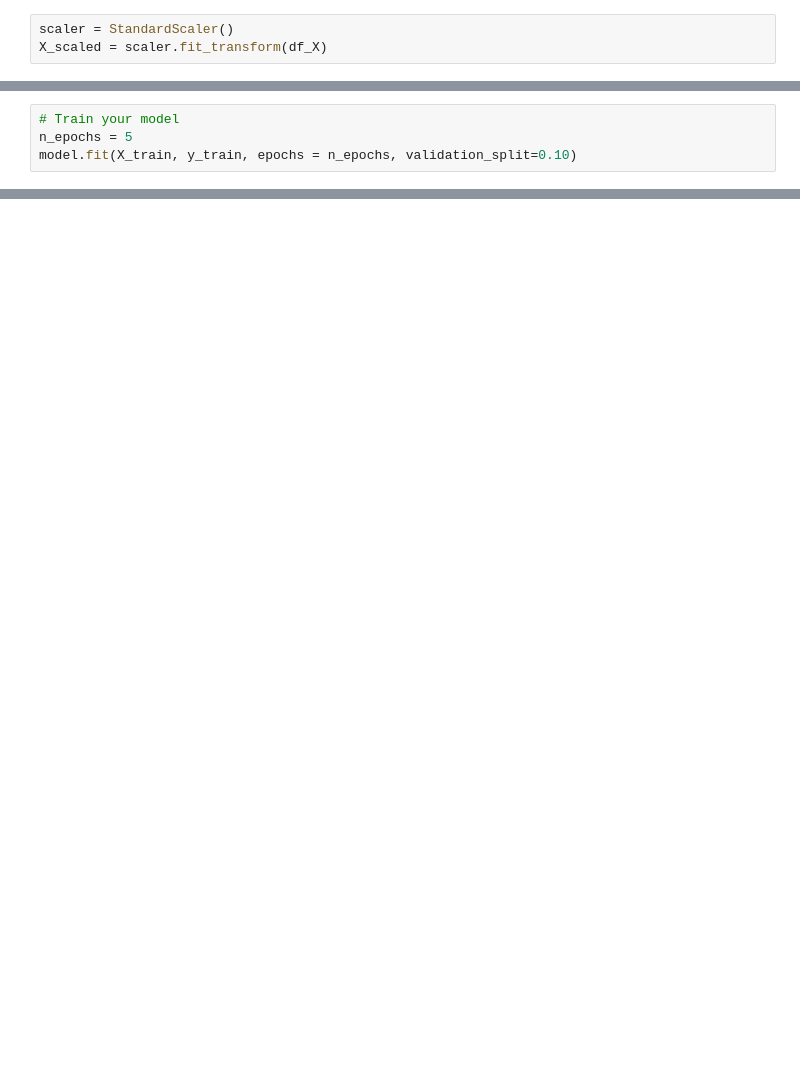
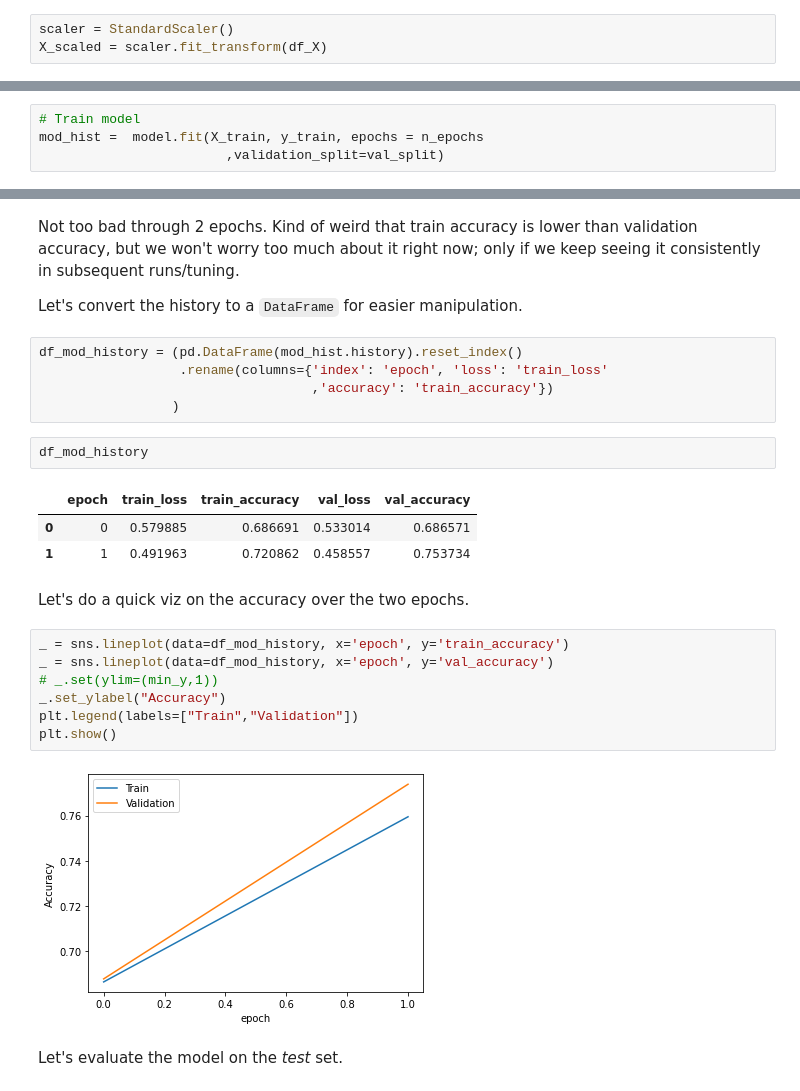
Before and after one commit to werlindo/called-third-strike, a Jupyter notebook: notebooks/03_first_crude_neural_network.ipynb, the cells around one changed output, grey strips where cells are left out. Drawn from its saved outputs; the diff is of its cells as text; blank space fills up the shorter version.

```diff
--- a/notebooks/03_first_crude_neural_network.ipynb
+++ b/notebooks/03_first_crude_neural_network.ipynb
@@ -160,5 +262,5 @@ _________________________________________________________________
 # %%
-# Train your model
-n_epochs = 5
-model.fit(X_train, y_train, epochs = n_epochs, validation_split=0.10)
+# Train model
+mod_hist =  model.fit(X_train, y_train, epochs = n_epochs
+                        ,validation_split=val_split)
 # %% [output]
@@ -176 +271,29 @@ Epoch 5/5
+# %% [markdown]
+Not too bad through 2 epochs. Kind of weird that train accuracy is lower than validation accuracy, but we won't worry too much about it right now; only if we keep seeing it consistently in subsequent runs/tuning.
+
+Let's convert the history to a `DataFrame` for easier manipulation.
+# %%
+df_mod_history = (pd.DataFrame(mod_hist.history).reset_index()
+                  .rename(columns={'index': 'epoch', 'loss': 'train_loss'
+                                   ,'accuracy': 'train_accuracy'})
+                 )
+# %%
+df_mod_history
+# %% [output]
+|  | epoch | train_loss | train_accuracy | val_loss | val_accuracy |
+| 0 | 0 | 0.579885 | 0.686691 | 0.533014 | 0.686571 |
+| 1 | 1 | 0.491963 | 0.720862 | 0.458557 | 0.753734 |
+# %% [markdown]
+Let's do a quick viz on the accuracy over the two epochs.
+# %%
+_ = sns.lineplot(data=df_mod_history, x='epoch', y='train_accuracy')
+_ = sns.lineplot(data=df_mod_history, x='epoch', y='val_accuracy')
+# _.set(ylim=(min_y,1))
+_.set_ylabel("Accuracy")
+plt.legend(labels=["Train","Validation"])
+plt.show()
+# %% [output]
+[figure, added]
+# %% [markdown]
+Let's evaluate the model on the *test* set.
 # %%
```
Also changed, not shown: parts of 73 cells of this notebook, 8 other files.
